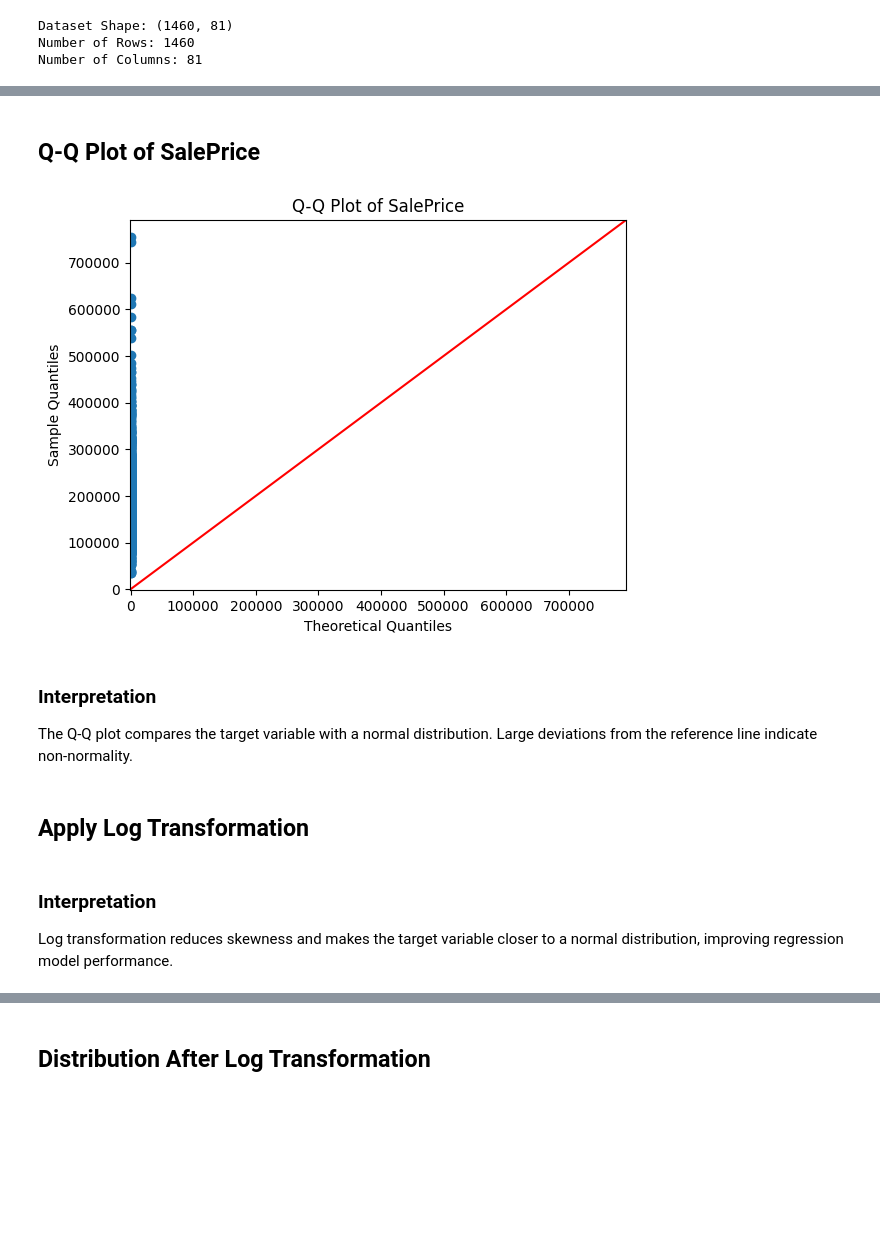
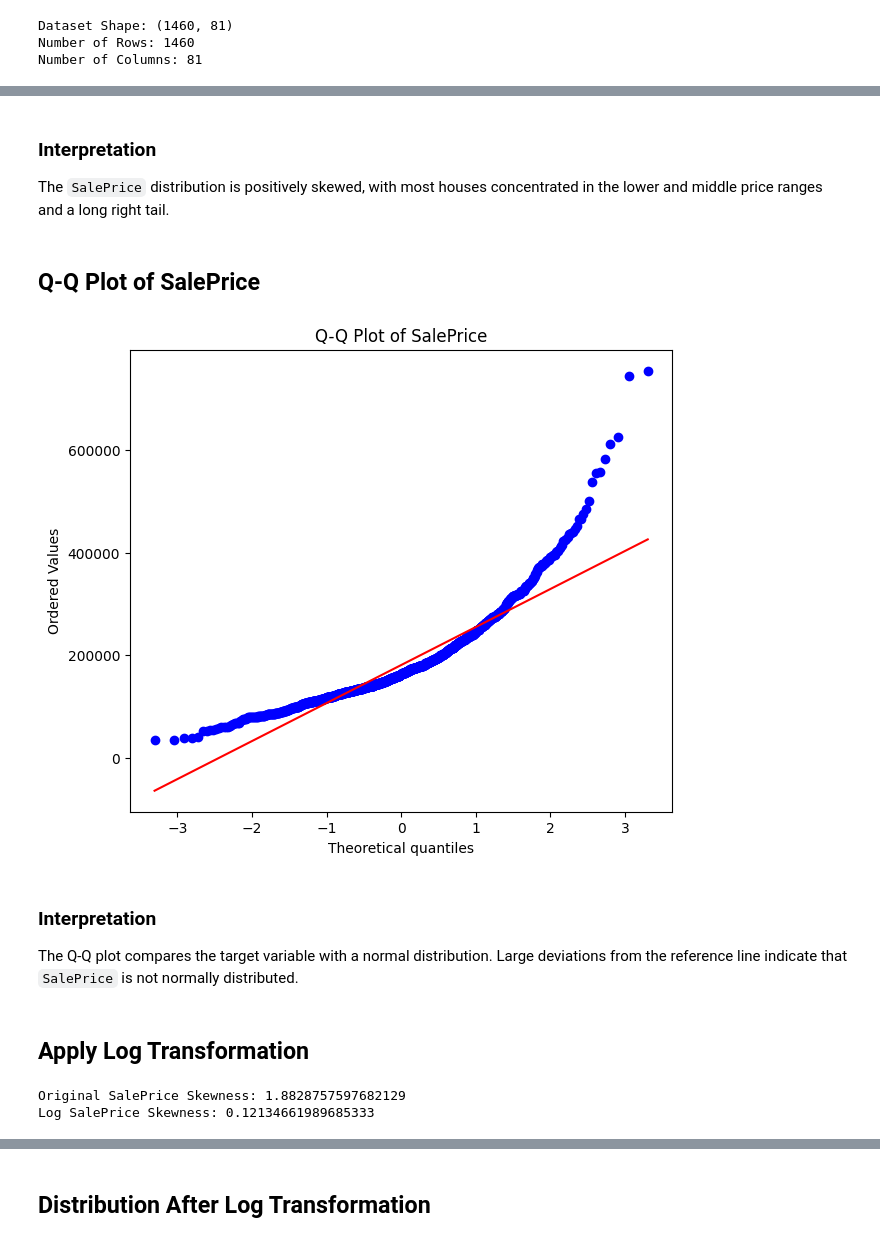
Before and after one commit to Devpatel7777/Supervised-Learning-Project, a Jupyter notebook: House_prices_pridiction/Final.ipynb, the cells around one changed output, grey strips where cells are left out. Drawn from its saved outputs; the diff is of its cells as text; code cells hidden in the pictures; blank space fills up the shorter version.

```diff
--- a/House_prices_pridiction/Final.ipynb
+++ b/House_prices_pridiction/Final.ipynb
@@ -71,7 +119,7 @@ pd.set_option("display.max_columns", None)
 # %%
 # Load Dataset
 
-df = pd.read_csv(r"C:\Users\HP\Downloads\house-prices-advanced-regression-techniques\train.csv")
+df = pd.read_csv(r"C:\Users\HP\OneDrive\Desktop\House_prices_pridiction\train.csv")
 
 print("Dataset loaded successfully!")
 # %% [output]
@@ -261,16 +268,22 @@ The histogram shows the distribution of the target variable. A positively skewed
+# %% [markdown]
+### Interpretation
+
+The `SalePrice` distribution is positively skewed, with most houses concentrated in the lower and middle price ranges and a long right tail.
 # %% [markdown]
 ## Q-Q Plot of SalePrice
 # %%
-sm.qqplot(df["SalePrice"], line="45")
+plt.figure(figsize=(7, 6))
+
+stats.probplot(df["SalePrice"], plot=plt)
 
 plt.title("Q-Q Plot of SalePrice")
 
 plt.show()
 # %% [output]
-[figure, old version]
+[figure, new version]
 # %% [markdown]
 ### Interpretation
 
-The Q-Q plot compares the target variable with a normal distribution. Large deviations from the reference line indicate non-normality.
+The Q-Q plot compares the target variable with a normal distribution. Large deviations from the reference line indicate that `SalePrice` is not normally distributed.
 # %% [markdown]
 ## Apply Log Transformation
@@ -279,4 +290,9 @@ df["SalePrice"] = np.log1p(df["SalePrice"])
-# %% [markdown]
-### Interpretation
-
-Log transformation reduces skewness and makes the target variable closer to a normal distribution, improving regression model performance.
+# %%
+df["SalePrice_Log"] = np.log1p(df["SalePrice"])
+
+print("Original SalePrice Skewness:",df["SalePrice"].skew())
+
+print("Log SalePrice Skewness:", df["SalePrice_Log"].skew())
+# %% [output]
+Original SalePrice Skewness: 1.8828757597682129
+Log SalePrice Skewness: 0.12134661989685333
```
Also changed, not shown: parts of 391 cells of this notebook.
